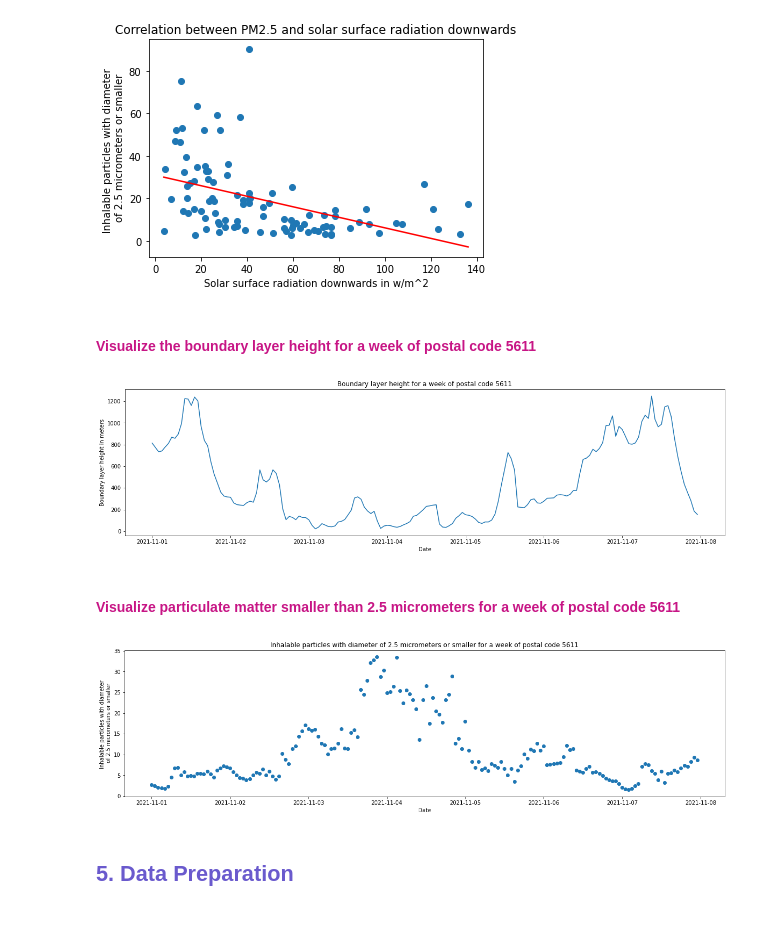
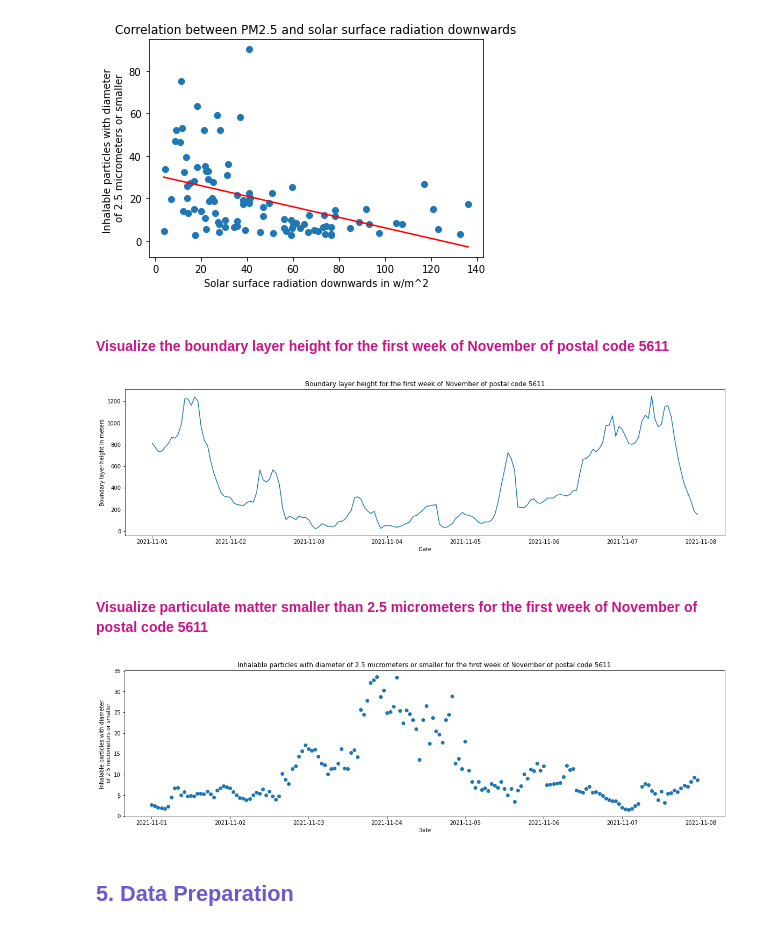
Before and after one commit to rawan-a-d/Air-Quality-Prediction, a Jupyter notebook: meteo-notebook.ipynb, the cells around one changed output. Cells and saved outputs as stored; diff of their text form; code cells hidden in the pictures.

```diff
--- a/meteo-notebook.ipynb
+++ b/meteo-notebook.ipynb
@@ -286,39 +286,37 @@ plt.ylabel('Inhalable particles with diameter \n of 2.5 micrometers or smaller')
 -0.44465439902953424
 [figure]
 # %% [markdown]
-<h4><font color=mediumvioletred> Visualize the boundary layer height for a week of postal code 5611</font></h4>
+<h4><font color=mediumvioletred> Visualize the boundary layer height for the first week of November of postal code 5611</font></h4>
 # %%
 # Combined meto and air polution data for postalcode 5611
 postalcode_df_meteo_air_polution = df_meteo_air_pollution[df_meteo_air_pollution['PC4'] == 5611]
 
 # Combined data for the first week of november 2021 from postal code 5611 (24 * 7 = 168 entries)
 one_week_postalcode_df_meteo_air_polution = postalcode_df_meteo_air_polution[postalcode_df_meteo_air_polution['date']. dt. strftime('%Y-%m')=='2021-11'].head(168)
 
-# Scatter plot with day against tip
 plt.figure(figsize = (20 ,5))
 
 plt.plot(one_week_postalcode_df_meteo_air_polution['date'], one_week_postalcode_df_meteo_air_polution['blh'])
 
 # Adding Title to the Plot
-plt.title('Boundary layer height for a week of postal code 5611')
+plt.title('Boundary layer height for the first week of November of postal code 5611')
 
 # Setting the X and Y labels
 plt.xlabel('Date')
 plt.ylabel('Boundary layer height in meters')
 
 plt.show()
 # %% [output]
-[figure, old version]
+[figure, new version]
 # %% [markdown]
-<h4><font color=mediumvioletred> Visualize particulate matter smaller than 2.5 micrometers for a week of postal code 5611</font></h4>
+<h4><font color=mediumvioletred> Visualize particulate matter smaller than 2.5 micrometers for the first week of November of postal code 5611</font></h4>
 # %%
-# Scatter plot with day against tip
 plt.figure(figsize = (20 ,5))
 
 plt.scatter(one_week_postalcode_df_meteo_air_polution['date'], one_week_postalcode_df_meteo_air_polution['pm2.5'])
 
 # Adding Title to the Plot
-plt.title('Inhalable particles with diameter of 2.5 micrometers or smaller for a week of postal code 5611')
+plt.title('Inhalable particles with diameter of 2.5 micrometers or smaller for the first week of November of postal code 5611')
 
 # Setting the X and Y labels
 plt.xlabel('Date')
@@ -326,7 +324,7 @@ plt.ylabel('Inhalable particles with diameter \n of 2.5 micrometers or smaller')
 
 plt.show()
 # %% [output]
-[figure, old version]
+[figure, new version]
 # %% [markdown]
 <h2><font color=slateblue> 5. Data Preparation </font></h2>
 # %% [markdown]
```
Also changed, not shown: parts of 6 cells of this notebook.
